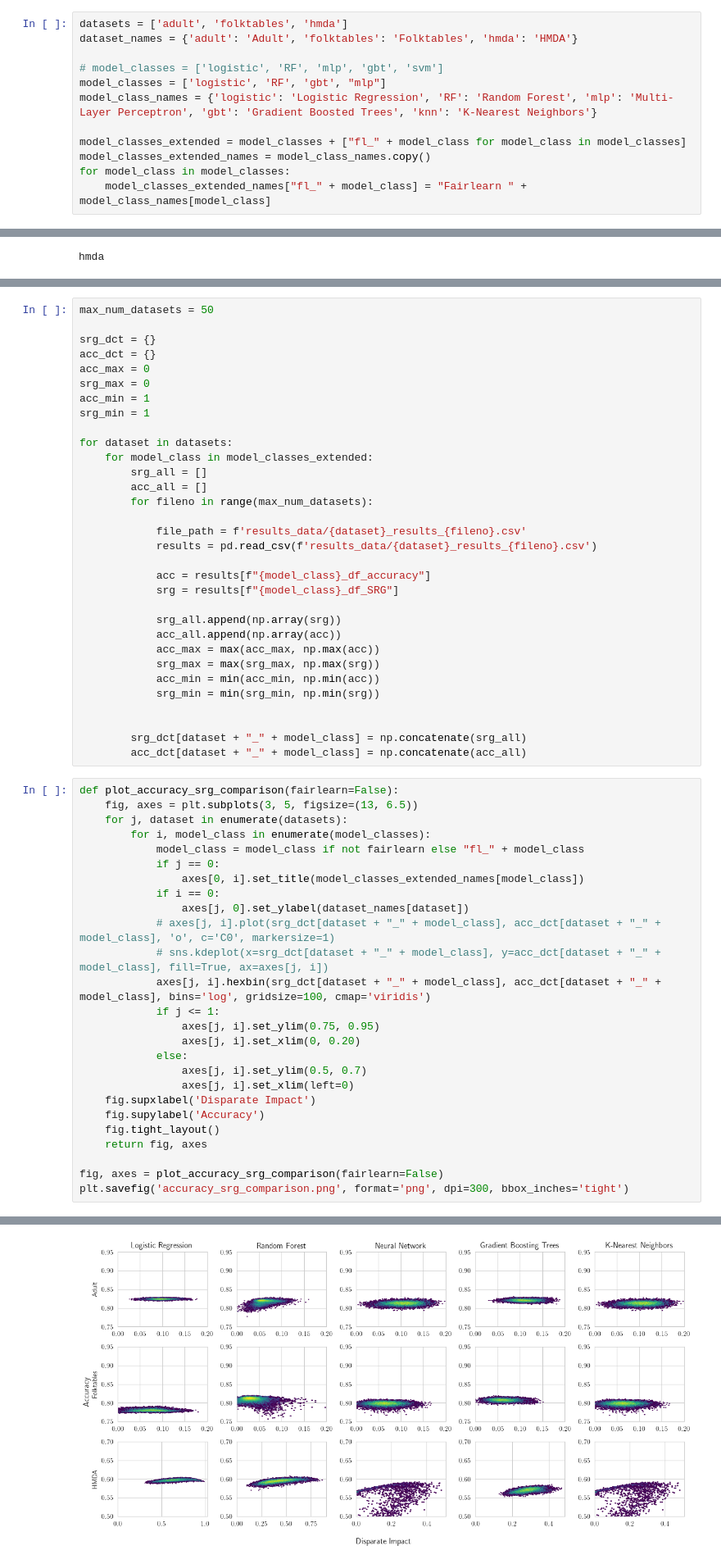
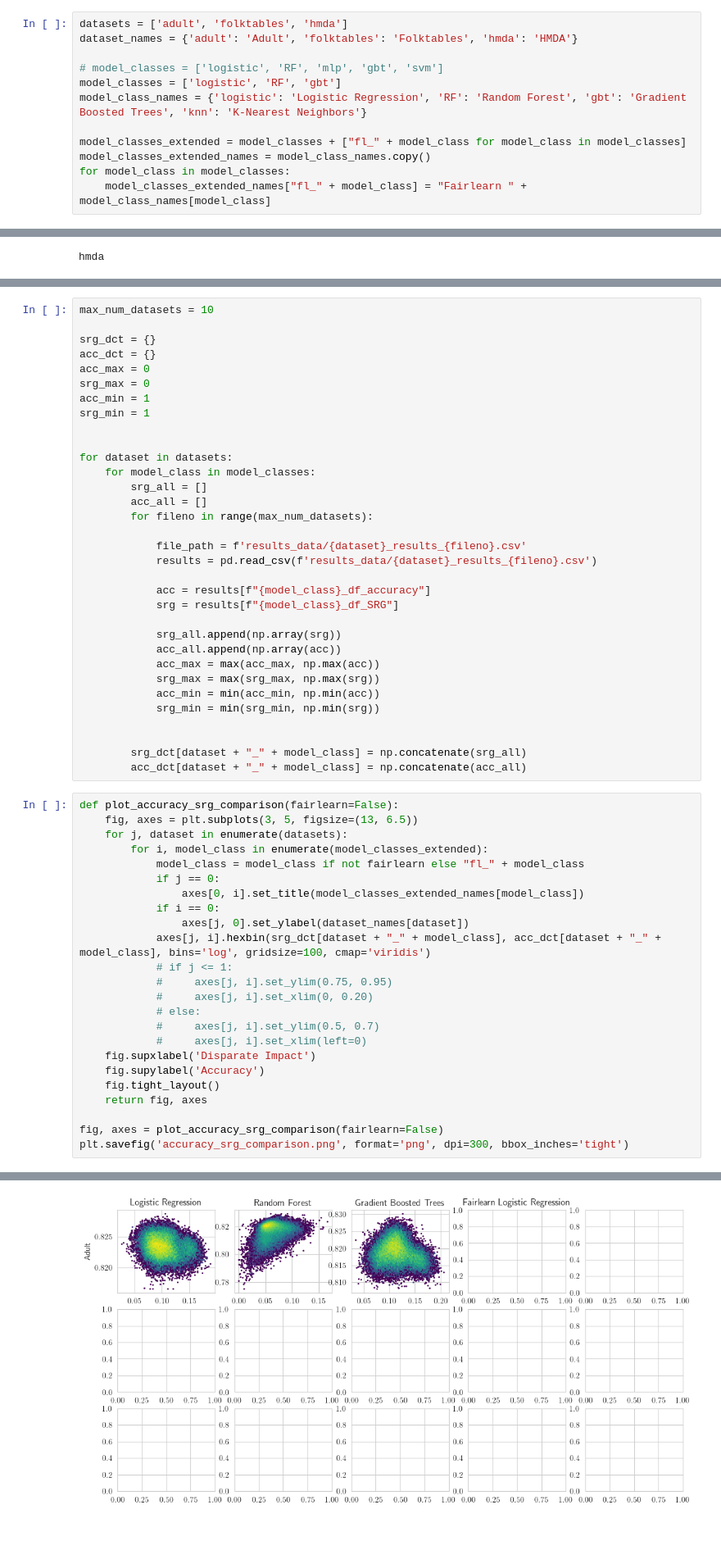
Before and after one commit to johnchrishays/lda, a Jupyter notebook: plotting.ipynb, the cells around one changed output, grey strips where cells are left out. Shown at 82% size. Saved outputs shown, nothing was run; the diff lists cells and outputs as text; blank space fills up the shorter version.

```diff
--- a/plotting.ipynb
+++ b/plotting.ipynb
@@ -21,8 +21,8 @@ datasets = ['adult', 'folktables', 'hmda']
 dataset_names = {'adult': 'Adult', 'folktables': 'Folktables', 'hmda': 'HMDA'}
 
 # model_classes = ['logistic', 'RF', 'mlp', 'gbt', 'svm']
-model_classes = ['logistic', 'RF', 'gbt', "mlp"]
-model_class_names = {'logistic': 'Logistic Regression', 'RF': 'Random Forest', 'mlp': 'Multi-Layer Perceptron', 'gbt': 'Gradient Boosted Trees', 'knn': 'K-Nearest Neighbors'}
+model_classes = ['logistic', 'RF', 'gbt']
+model_class_names = {'logistic': 'Logistic Regression', 'RF': 'Random Forest', 'gbt': 'Gradient Boosted Trees', 'knn': 'K-Nearest Neighbors'}
 
 model_classes_extended = model_classes + ["fl_" + model_class for model_class in model_classes]
 model_classes_extended_names = model_class_names.copy()
@@ -326,7 +317,7 @@ Fairlearn Gradient Boosted Trees & - & - & - \\\\
 Fairlearn Multi-Layer Perceptron & - & - & - \\\\
 \end{array}
 # %%
-max_num_datasets = 50
+max_num_datasets = 10
 
 srg_dct = {}
 acc_dct = {}
@@ -335,8 +326,9 @@ srg_max = 0
 acc_min = 1
 srg_min = 1
 
+
 for dataset in datasets:
-    for model_class in model_classes_extended:
+    for model_class in model_classes:
         srg_all = []
         acc_all = []
         for fileno in range(max_num_datasets):
@@ -361,21 +353,19 @@ for dataset in datasets:
 def plot_accuracy_srg_comparison(fairlearn=False):
     fig, axes = plt.subplots(3, 5, figsize=(13, 6.5))
     for j, dataset in enumerate(datasets):
-        for i, model_class in enumerate(model_classes):
+        for i, model_class in enumerate(model_classes_extended):
             model_class = model_class if not fairlearn else "fl_" + model_class
             if j == 0:
                 axes[0, i].set_title(model_classes_extended_names[model_class])
             if i == 0:
                 axes[j, 0].set_ylabel(dataset_names[dataset])
-            # axes[j, i].plot(srg_dct[dataset + "_" + model_class], acc_dct[dataset + "_" + model_class], 'o', c='C0', markersize=1)
-            # sns.kdeplot(x=srg_dct[dataset + "_" + model_class], y=acc_dct[dataset + "_" + model_class], fill=True, ax=axes[j, i])
             axes[j, i].hexbin(srg_dct[dataset + "_" + model_class], acc_dct[dataset + "_" + model_class], bins='log', gridsize=100, cmap='viridis')
-            if j <= 1:
-                axes[j, i].set_ylim(0.75, 0.95)
-                axes[j, i].set_xlim(0, 0.20)
-            else:
-                axes[j, i].set_ylim(0.5, 0.7)
-                axes[j, i].set_xlim(left=0)
+            # if j <= 1:
+            #     axes[j, i].set_ylim(0.75, 0.95)
+            #     axes[j, i].set_xlim(0, 0.20)
+            # else:
+            #     axes[j, i].set_ylim(0.5, 0.7)
+            #     axes[j, i].set_xlim(left=0)
     fig.supxlabel('Disparate Impact')
     fig.supylabel('Accuracy')
     fig.tight_layout()
@@ -387,4 +378,4 @@ plt.savefig('accuracy_srg_comparison.png', format='png', dpi=300, bbox_inches='t
-[figure, old version]
+[figure, new version]
 # %%
 fig, axes = plot_accuracy_srg_comparison(fairlearn=True)
 plt.savefig('accuracy_srg_comparison_fairlearn.png', format='png', dpi=300, bbox_inches='tight')
```
Also changed, not shown: parts of 5 cells of this notebook, 1 other file.
